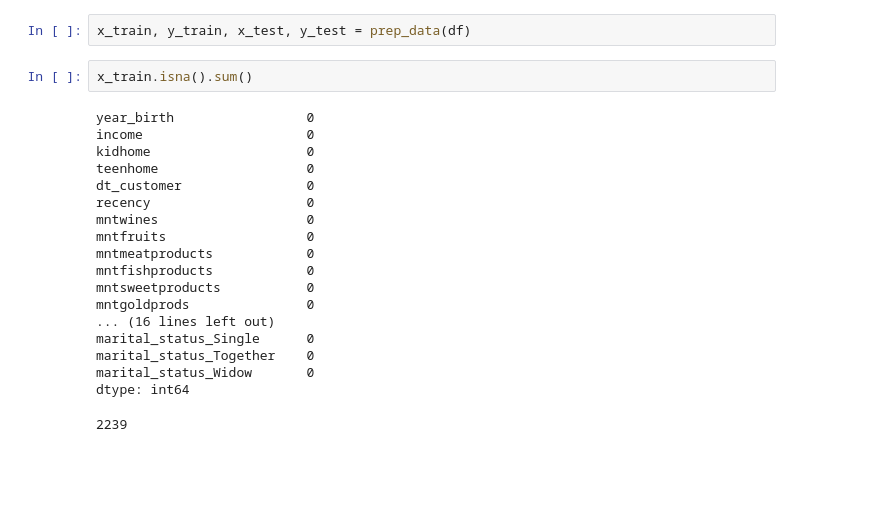
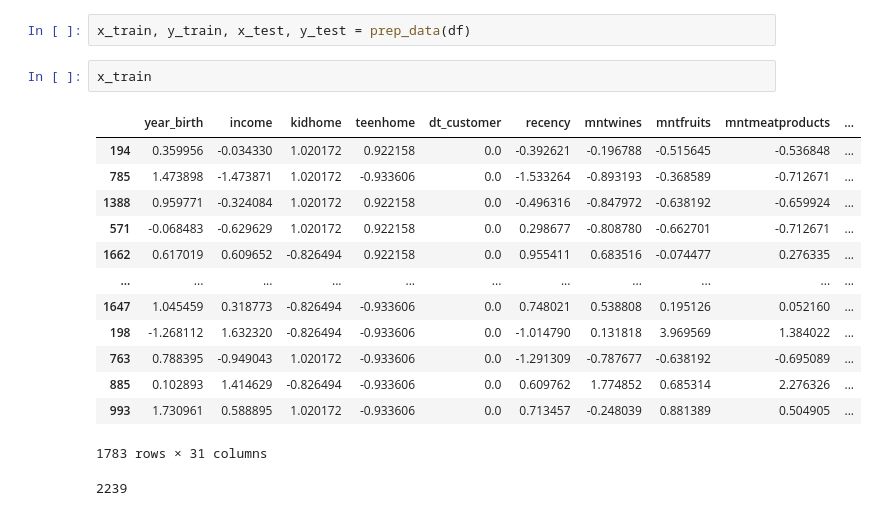
Before and after one commit to Michciak/DataGigaChads_BHL9, a Jupyter notebook: pipeline_test.ipynb, the cells around one changed output. Cells and saved outputs as stored; diff of their text form; blank space fills up the shorter version.

```diff
--- a/pipeline_test.ipynb
+++ b/pipeline_test.ipynb
@@ -73,25 +74,21 @@ df = pd.read_csv("marketing_campaign.csv", sep=";")
 # %%
 x_train, y_train, x_test, y_test = prep_data(df)
 # %%
-x_train.isna().sum()
+x_train
 # %% [output]
+|  | year_birth | income | kidhome | teenhome | dt_customer | recency | mntwines | mntfruits | mntmeatproducts | ... |
+| 194 | 0.359956 | -0.034330 | 1.020172 | 0.922158 | 0.0 | -0.392621 | -0.196788 | -0.515645 | -0.536848 | ... |
+| 785 | 1.473898 | -1.473871 | 1.020172 | -0.933606 | 0.0 | -1.533264 | -0.893193 | -0.368589 | -0.712671 | ... |
+| 1388 | 0.959771 | -0.324084 | 1.020172 | 0.922158 | 0.0 | -0.496316 | -0.847972 | -0.638192 | -0.659924 | ... |
+| 571 | -0.068483 | -0.629629 | 1.020172 | 0.922158 | 0.0 | 0.298677 | -0.808780 | -0.662701 | -0.712671 | ... |
+| 1662 | 0.617019 | 0.609652 | -0.826494 | 0.922158 | 0.0 | 0.955411 | 0.683516 | -0.074477 | 0.276335 | ... |
+| ... | ... | ... | ... | ... | ... | ... | ... | ... | ... | ... |
+| 1647 | 1.045459 | 0.318773 | -0.826494 | -0.933606 | 0.0 | 0.748021 | 0.538808 | 0.195126 | 0.052160 | ... |
+| 198 | -1.268112 | 1.632320 | -0.826494 | -0.933606 | 0.0 | -1.014790 | 0.131818 | 3.969569 | 1.384022 | ... |
+| 763 | 0.788395 | -0.949043 | 1.020172 | -0.933606 | 0.0 | -1.291309 | -0.787677 | -0.638192 | -0.695089 | ... |
+| 885 | 0.102893 | 1.414629 | -0.826494 | -0.933606 | 0.0 | 0.609762 | 1.774852 | 0.685314 | 2.276326 | ... |
+| 993 | 1.730961 | 0.588895 | 1.020172 | -0.933606 | 0.0 | 0.713457 | -0.248039 | 0.881389 | 0.504905 | ... |
-year_birth                 0
-income                     0
-kidhome                    0
-teenhome                   0
-dt_customer                0
-recency                    0
-mntwines                   0
-mntfruits                  0
-mntmeatproducts            0
-mntfishproducts            0
-mntsweetproducts           0
-mntgoldprods               0
-... (16 lines left out)
-marital_status_Single      0
-marital_status_Together    0
-marital_status_Widow       0
-dtype: int64
+1783 rows × 31 columns
 # %%
 # %% [output]
 2239
```
Also changed, not shown: parts of 2 cells of this notebook, 1 other file.
